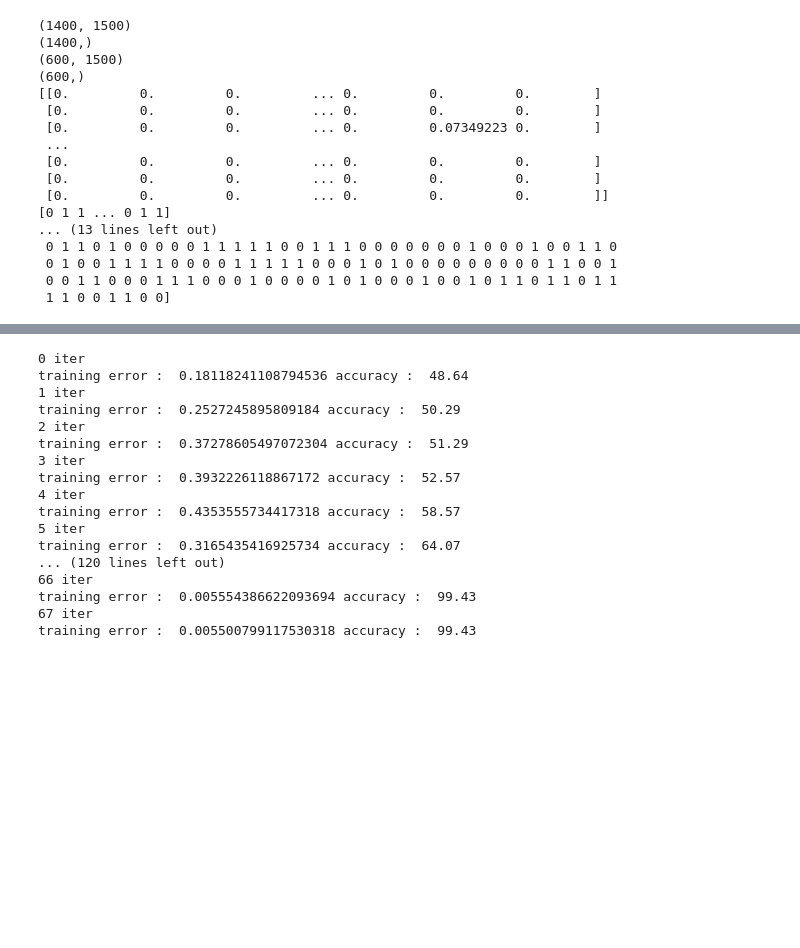
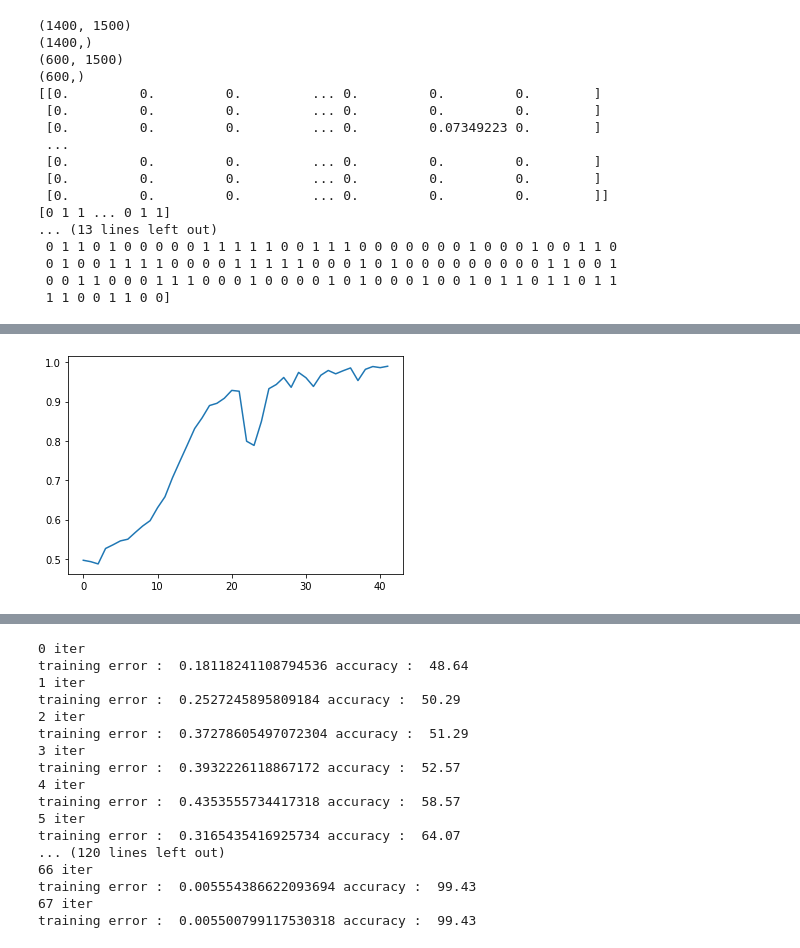
Before and after one commit to CJavaPython/AssignmentFolder, a Jupyter notebook: Assignment11/Assignment11.ipynb, the cells around one changed output, grey strips where cells are left out. Drawn from its saved outputs; the diff is of its cells as text; code cells hidden in the pictures; blank space fills up the shorter version.

```diff
--- a/Assignment11/Assignment11.ipynb
+++ b/Assignment11/Assignment11.ipynb
@@ -182,7 +182,7 @@ Installation succeeded!
 iter = 0
 #if learning rate is too small
 #optimizing is not will be enough
-learning_rate = 0.8
+learning_rate = 0.7
 #lambda / 2n
 lmbd = 0.00000000001
 
@@ -195,7 +195,7 @@ test_accuracy_list = []
 train_correct = 0
 test_correct = 0
 
-threshold = 0.00001
+threshold = 0.00005
 #correct / miss list
 correct_label = []
 correct_image = []
@@ -318,7 +318,7 @@ test loss :  0.005058622909486709 test accuracy :  0.765
 iter = 0
 #if learning rate is too small
 #optimizing is not will be enough
-learning_rate = 0.8
+learning_rate = 0.7
 #lambda / 2n
 lmbd = 0.000000001
 
@@ -447,0 +450,5 @@ plt.show()
+# %%
+plt.plot(train_accuracy_list)
+plt.show()
+# %% [output]
+[figure, added]
```
Also changed, not shown: parts of 7 cells of this notebook.
